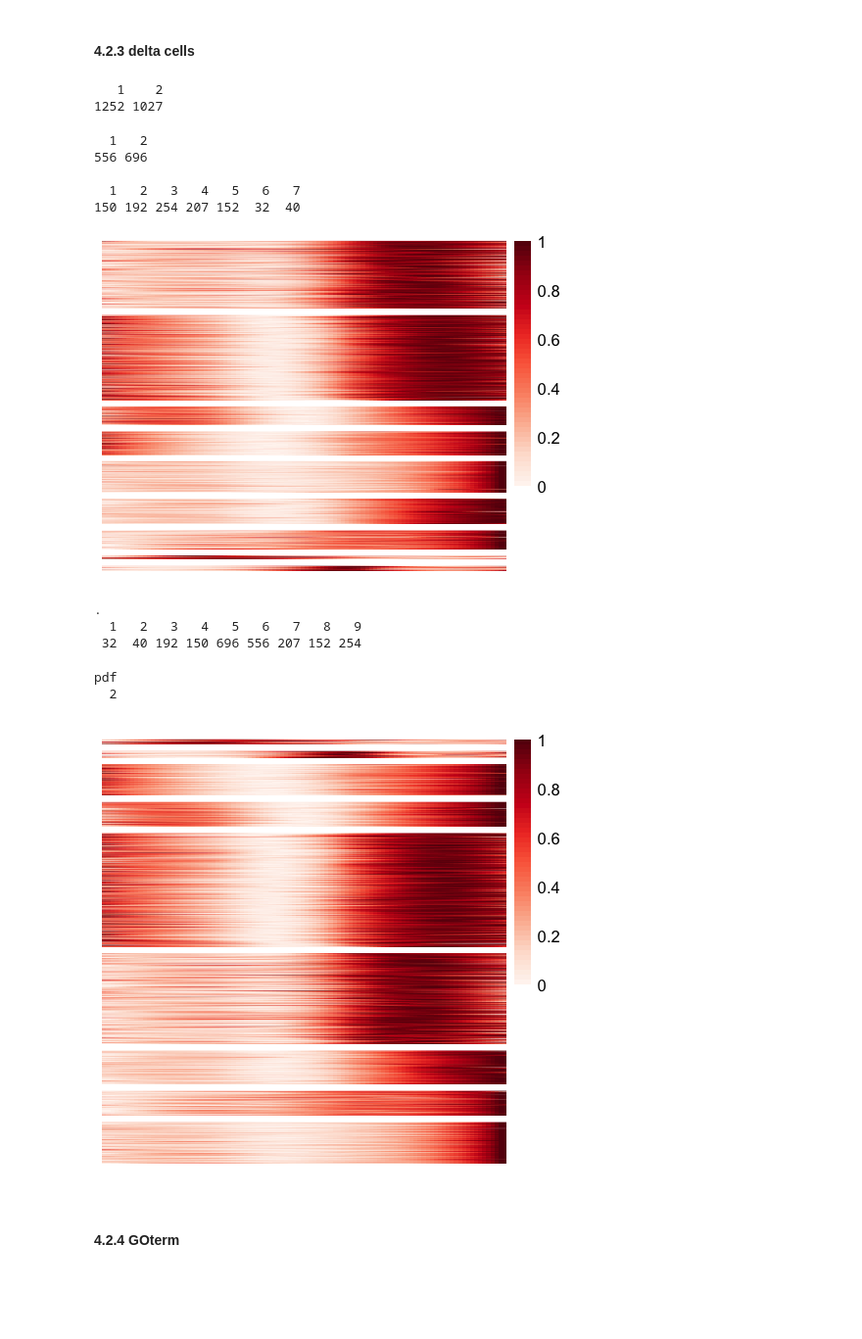
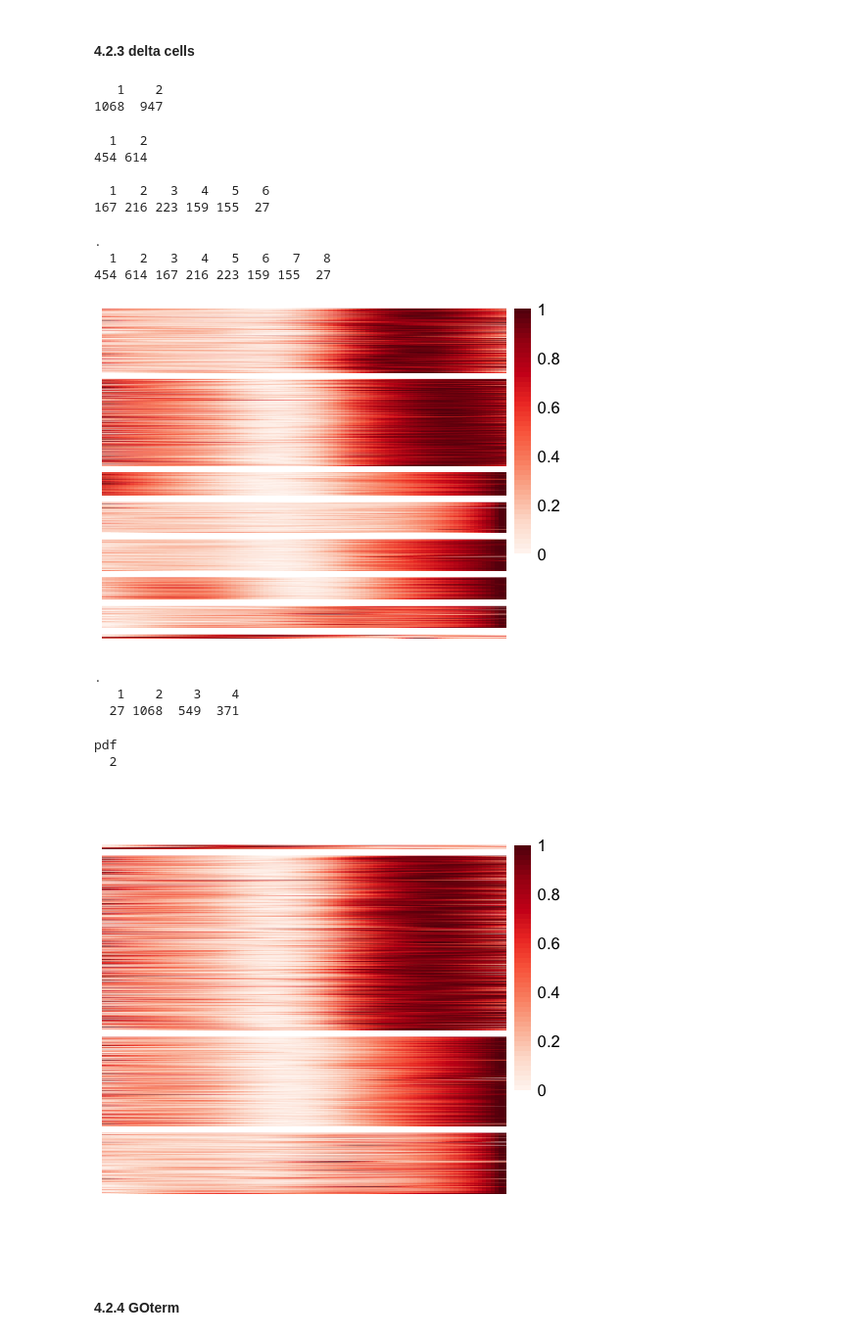
Before and after one commit to biomystery/islet_figs_motifs, a Jupyter notebook: multiple_promoter_transcript_level/05d.smooth_clustering_DA_peaks.ipynb, the cells around one changed output. Shown at 98% size. Cells and saved outputs as stored; diff of their text form; code cells hidden in the pictures; blank space fills up the shorter version.

```diff
--- a/multiple_promoter_transcript_level/05d.smooth_clustering_DA_peaks.ipynb
+++ b/multiple_promoter_transcript_level/05d.smooth_clustering_DA_peaks.ipynb
@@ -276,9 +287,9 @@ smoothed.prom.pt.scaled.list <- lapply(c("alpha", "beta", "delta"), function(ct)
 
     if (F) {
         max.fun <- function(x, th = 5) sum(x > th)
-        tr.keep <- apply(dat.sub, 1, max.fun) >= 20
+        tr.keep <- apply(dat.sub, 1, max.fun) >= 10
     }
-    tr.keep <- apply(dat.sub, 1, max) >= 5
+    tr.keep <- (apply(dat.sub, 1, max) >= 10)
 
     table(tr.keep) %>% print
     dat.sub.2.scale <- dat.sub.2 <- dat.sub[tr.keep, ]
@@ -423,19 +434,19 @@ pheatmap(dat.sub.2.scale[names(final.ord)[order(final.ord)], ], gaps_row = as.nu
 # %%
 options(repr.plot.width = 4, repr.plot.height = 3)
 
-final.ord.2 <- final.ord
-final.ord <- final.ord %>% recode(`5` = 1, `4` = 2, `2` = 3, `1` = 4, `3` = 5)
+
+final.ord <- final.ord.2 %>% recode(`4` = 1, `3` = 2, `2` = 3, `1` = 4)
 names(final.ord) <- names(final.ord.2)
 
 p <- pheatmap(dat.sub.2.scale[names(final.ord)[order(final.ord)], ], cellheight = 0.1,
     gaps_row = as.numeric(cumsum(table(final.ord))), scale = "none", cluster_rows = F,
     cluster_cols = F, show_rownames = F, show_colnames = F, color = colorRampPalette(colors = brewer.pal(n = 9,
         name = "Reds"))(50))
-pdf("~/Dropbox (UCSD_Epigenomics)/workReports/2019-12-06_islet_psclusters/beta_ps_pamk.pdf",
+pdf("~/Dropbox (UCSD_Epigenomics)/workReports/2019-12-11_islet_psclusters/beta_ps_pamk.pdf",
     width = 4, height = 3, family = "Arial")
 print(p)
 dev.off()
-system("open ~/Dropbox (UCSD_Epigenomics)/workReports/2019-12-06_islet_psclusters/beta_ps_pamk.pdf")
+system("open ~/Dropbox (UCSD_Epigenomics)/workReports/2019-12-11_islet_psclusters/beta_ps_pamk.pdf")
 # %% [output]
 pdf
   2
@@ -598,55 +599,54 @@ for (i in 1:2) {
 }
 
 #
-a = (pk.scale.2[[1]]$pamobject$clustering)
-b1 = a
-names(b1) = names(a)
-
-a = (pk.scale.2[[2]]$pamobject$clustering)
-b2 = a + length(unique(b1))
-names(b2) = names(a)
-
-
-final.ord = c(b1, b2)
-
-
+final.ord = 0
+for (i in 1:length(pk.scale.2)) {
+    a = (pk.scale.2[[i]]$pamobject$clustering) + max(final.ord)
+    final.ord <- c(final.ord, a)
+}
+final.ord <- final.ord[final.ord != 0]
+final.ord %>% table
 pheatmap(dat.sub.2.scale[names(final.ord)[order(final.ord)], ], gaps_row = as.numeric(cumsum(table(final.ord))),
     scale = "none", cluster_rows = F, cluster_cols = F, show_rownames = F, show_colnames = F,
     color = colorRampPalette(colors = brewer.pal(n = 9, name = "Reds"))(50), )
 # %% [output]
    1    2
-1252 1027
+1068  947
   1   2
-556 696
+454 614
 
-  1   2   3   4   5   6   7
-150 192 254 207 152  32  40
+  1   2   3   4   5   6
+167 216 223 159 155  27
+.
+  1   2   3   4   5   6   7   8
+454 614 167 216 223 159 155  27
-[figure, old version]
+[figure, new version]
 # %%
 options(repr.plot.width = 4, repr.plot.height = 4)
 final.ord.2 <- final.ord
-final.ord <- final.ord %>% recode(`1` = 6, `2` = 5, `3` = 4, `4` = 3, `5` = 9, `6` = 7,
-    `7` = 8, `8` = 1, `9` = 2)
+final.ord <- final.ord %>% recode(`8` = 1, `3` = 3, `2` = 2, `6` = 3, `7` = 4, `1` = 2,
+    `4` = 4, `5` = 3)
 names(final.ord) <- names(final.ord.2)
 final.ord %>% table
 
 p <- pheatmap(dat.sub.2.scale[names(final.ord)[order(final.ord)], ], cellheight = 0.1,
     gaps_row = as.numeric(cumsum(table(final.ord))), scale = "none", cluster_rows = F,
     cluster_cols = F, show_rownames = F, show_colnames = F, color = colorRampPalette(colors = brewer.pal(n = 9,
         name = "Reds"))(50))
+# final.ord <- final.ord.2
 
-pdf("~/Dropbox (UCSD_Epigenomics)/workReports/2019-12-06_islet_psclusters/delta_ps_pamk.pdf",
+pdf("~/Dropbox (UCSD_Epigenomics)/workReports/2019-12-11_islet_psclusters/delta_ps_pamk.pdf",
     width = 4, height = 4, family = "Arial")
 print(p)
 dev.off()
-system("open ~/Dropbox (UCSD_Epigenomics)/workReports/2019-12-06_islet_psclusters/delta_ps_pamk.pdf")
+system("open ~/Dropbox (UCSD_Epigenomics)/workReports/2019-12-11_islet_psclusters/delta_ps_pamk.pdf")
 # %% [output]
 .
-  1   2   3   4   5   6   7   8   9
- 32  40 192 150 696 556 207 152 254
+   1    2    3    4
+  27 1068  549  371
 pdf
   2
-[figure, old version]
+[figure, new version]
 # %%
 ord.list$delta <- final.ord
 # %% [markdown]
```
Also changed, not shown: parts of 16 cells of this notebook, 3 other files.
